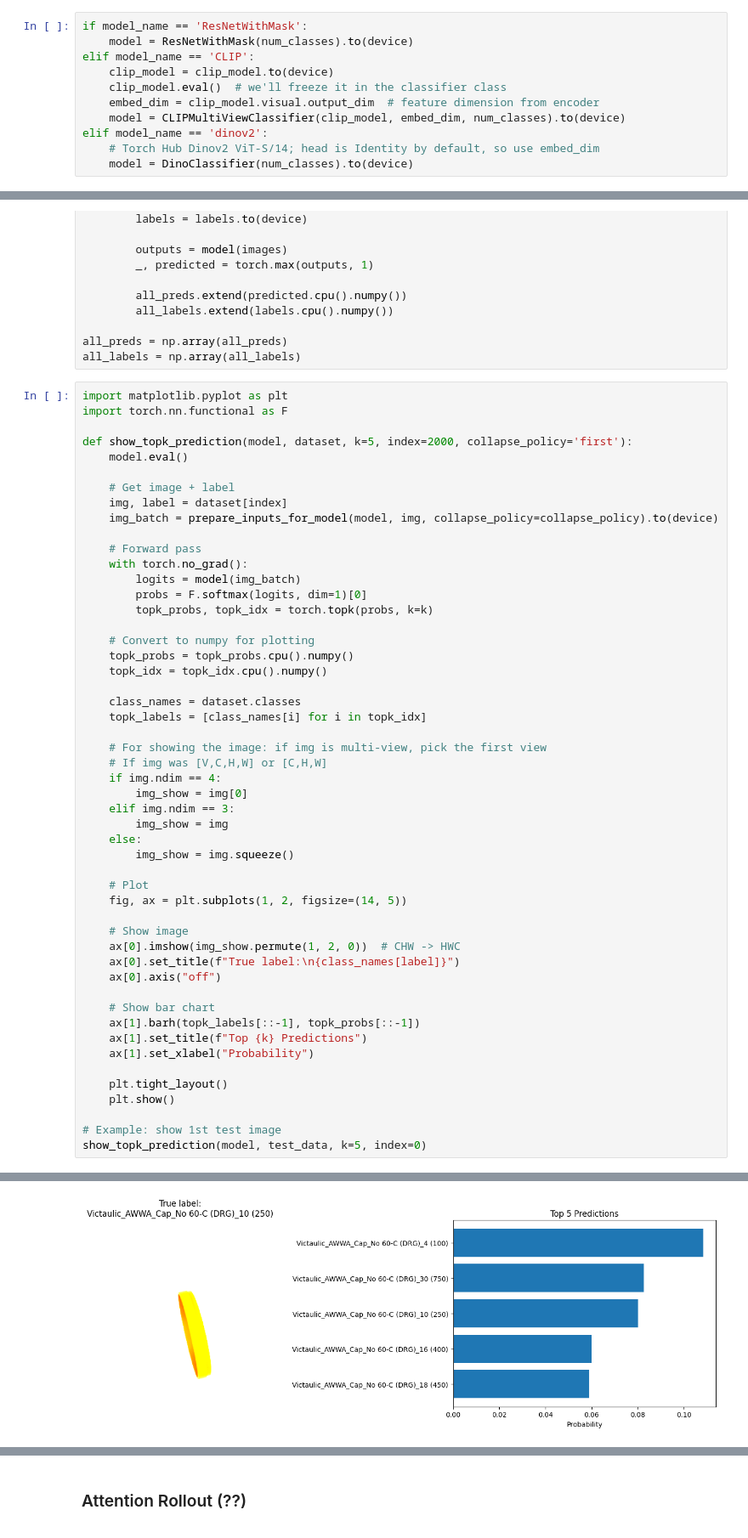
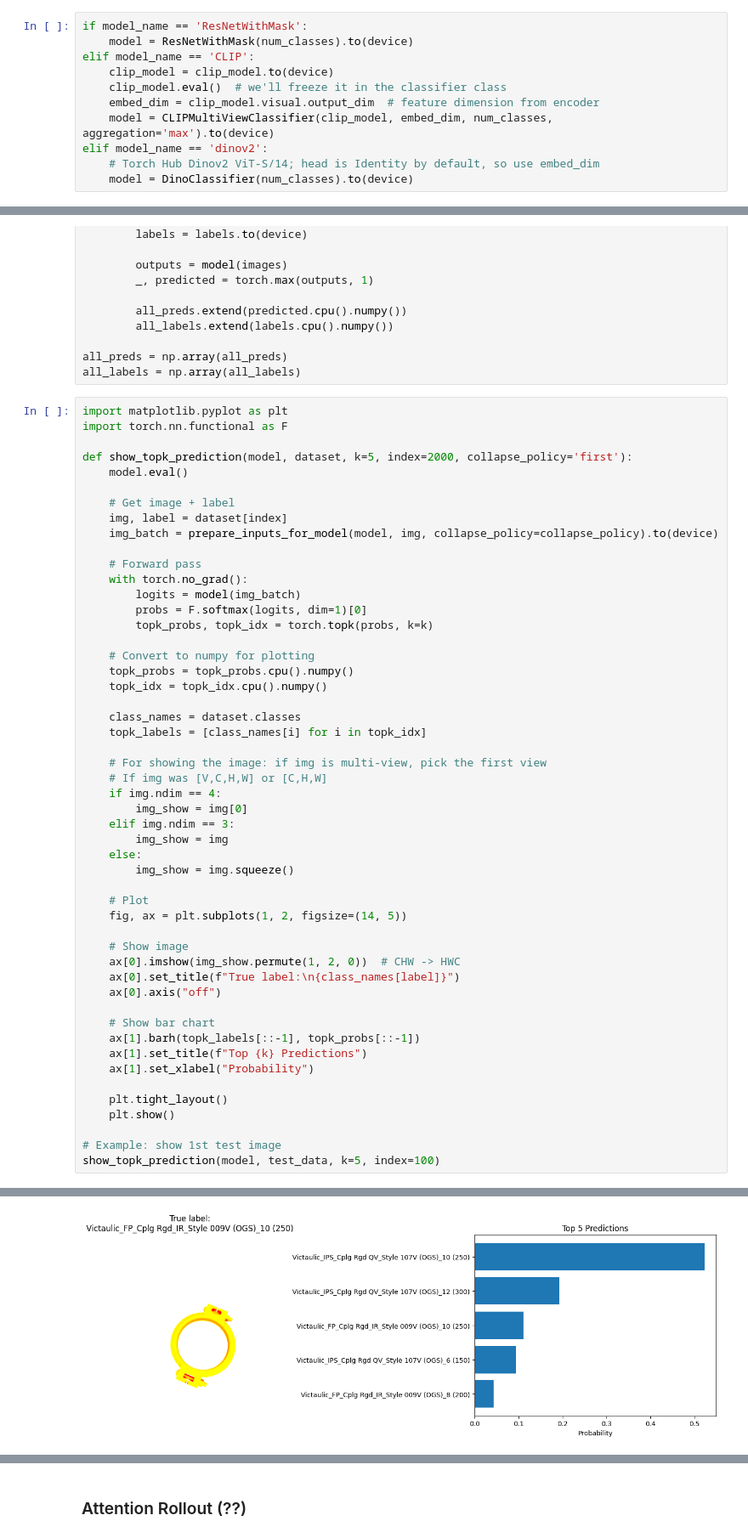
Before and after one commit to gtadams/2156-Final-Project, a Jupyter notebook: 2.156finalCNN.ipynb, the cells around one changed output, grey strips where cells are left out. Shown: that part at 85% size. Cells and saved outputs as stored; diff of their text form.

```diff
--- a/2.156finalCNN.ipynb
+++ b/2.156finalCNN.ipynb
@@ -396,7 +396,7 @@ elif model_name == 'CLIP':
     clip_model = clip_model.to(device)
     clip_model.eval()  # we'll freeze it in the classifier class
     embed_dim = clip_model.visual.output_dim  # feature dimension from encoder
-    model = CLIPMultiViewClassifier(clip_model, embed_dim, num_classes).to(device)
+    model = CLIPMultiViewClassifier(clip_model, embed_dim, num_classes, aggregation='max').to(device)
 elif model_name == 'dinov2':
     # Torch Hub Dinov2 ViT-S/14; head is Identity by default, so use embed_dim
     model = DinoClassifier(num_classes).to(device)
@@ -651,5 +661,5 @@ def show_topk_prediction(model, dataset, k=5, index=2000, collapse_policy='first
     plt.show()
 
 # Example: show 1st test image
-show_topk_prediction(model, test_data, k=5, index=0)
+show_topk_prediction(model, test_data, k=5, index=100)
 # %% [output]
@@ -657,4 +667,4 @@ WARNING:matplotlib.image:Clipping input data to the valid range for imshow with
-[figure, old version]
+[figure, new version]
 # %%
 def calculate_topk_accuracy(model, data_loader, k=5, device="cuda"):
     model.eval()
```
Also changed, not shown: parts of 14 cells of this notebook.
